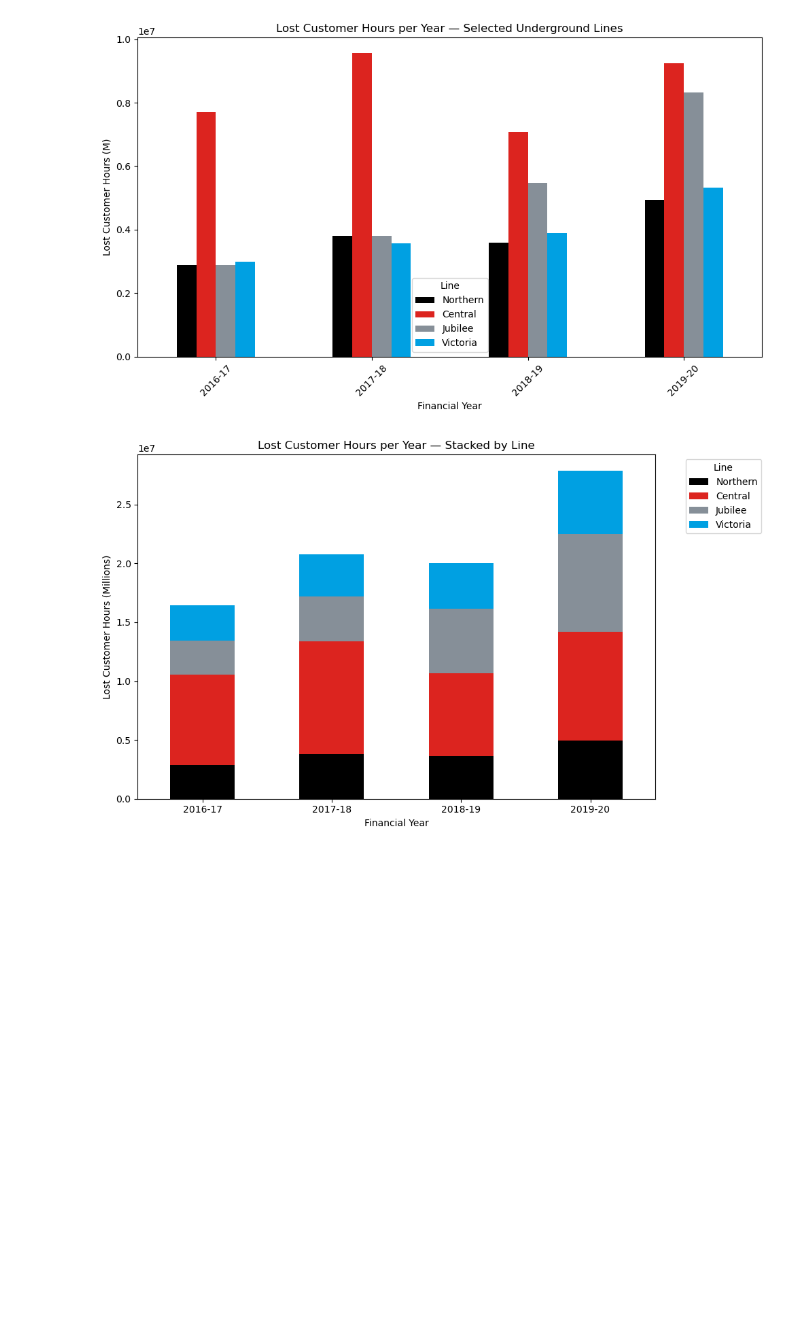
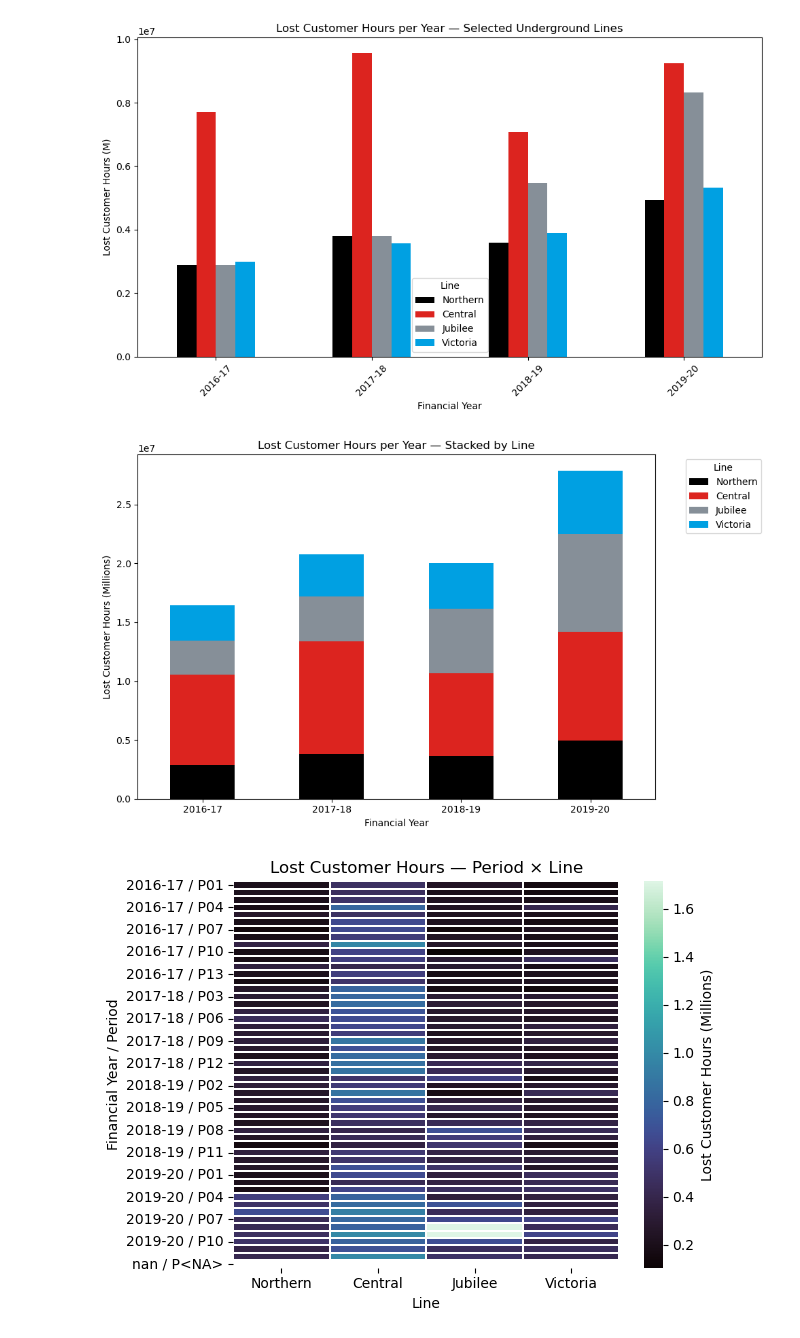
Before and after one commit to snanda8/tfl-northern, a Jupyter notebook: notebooks/notebook1.ipynb, the cells around one changed output. Drawn from its saved outputs; the diff is of its cells as text; code cells hidden in the pictures; blank space fills up the shorter version.

Commit message:
heat map chart experimented with, capabilities of params to be investigated to see if viable for dashboard implementation

```diff
--- a/notebooks/notebook1.ipynb
+++ b/notebooks/notebook1.ipynb
@@ -367,3 +367,66 @@ fig = ax.get_figure()
 fig.savefig("C:/Users/sarth/tfl-northern/outputs/figures/barchart3.png", dpi=180, bbox_inches="tight")
 # %% [output]
 [figure]
+# %%
+import pandas as pd
+import matplotlib
+from matplotlib.ticker import StrMethodFormatter
+import numpy as np
+import seaborn as sns
+
+#obtain src data from directory
+df =pd.read_csv("C:/Users/sarth/tfl-northern/raw_data/lost-customer-hours.csv")
+
+#selecting target columns
+base_cols = ["Financial Year", "Period"]
+line_cols = ["Northern", "Central", "Jubilee", "Victoria"]  # only series you will plot
+cols = base_cols + line_cols
+df_subset = df[cols].copy()
+
+
+#cleaning numeric values (removing commas, cast to float)
+for col in line_cols:
+    df_subset[col] = (
+        df_subset[col]
+        .astype(str)
+        .str.replace(",", "", regex=False)
+        .replace(r"^\s*$", np.nan, regex=True)
+        .apply(pd.to_numeric, errors="coerce")
+    )
+
+
+#axis build for plotting
+df_subset["Period"] = pd.to_numeric(df_subset["Period"], errors="coerce").astype("Int64")
+df_subset["fy_period"] = (
+    df_subset["Financial Year"].astype(str) + " / P" + df_subset["Period"].astype(str).str.zfill(2)
+)
+df_sorted = df_subset.sort_values(by=["Financial Year", "Period"]).copy()
+
+
+#changing from wide to long table structure to assist with the new graph
+df_long = df_sorted.melt(
+    id_vars= ["Financial Year", "Period", "fy_period"],
+    value_vars= line_cols,
+    var_name= "Line",
+    value_name= "LCH"
+)
+
+heat = df_long.pivot(index="fy_period", columns="Line", values="LCH")
+heat = heat.reindex(columns=line_cols)
+heat_m = heat / 1_000_000
+
+ax = sns.heatmap(
+    heat_m,
+    cmap="mako",
+    linewidths=0.3,
+    linecolor="white",
+    cbar_kws={"label": "Lost Customer Hours (Millions)"}
+)
+
+ax.set_title("Lost Customer Hours — Period × Line")
+ax.set_xlabel("Line")
+ax.set_ylabel("Financial Year / Period")
+ax.figure.tight_layout()
+ax.figure.savefig("C:/Users/sarth/tfl-northern/outputs/figures/heatmap_lines.png", dpi=180, bbox_inches="tight")
+# %% [output]
+[figure, added]
```
Also changed, not shown: 1 other file.
